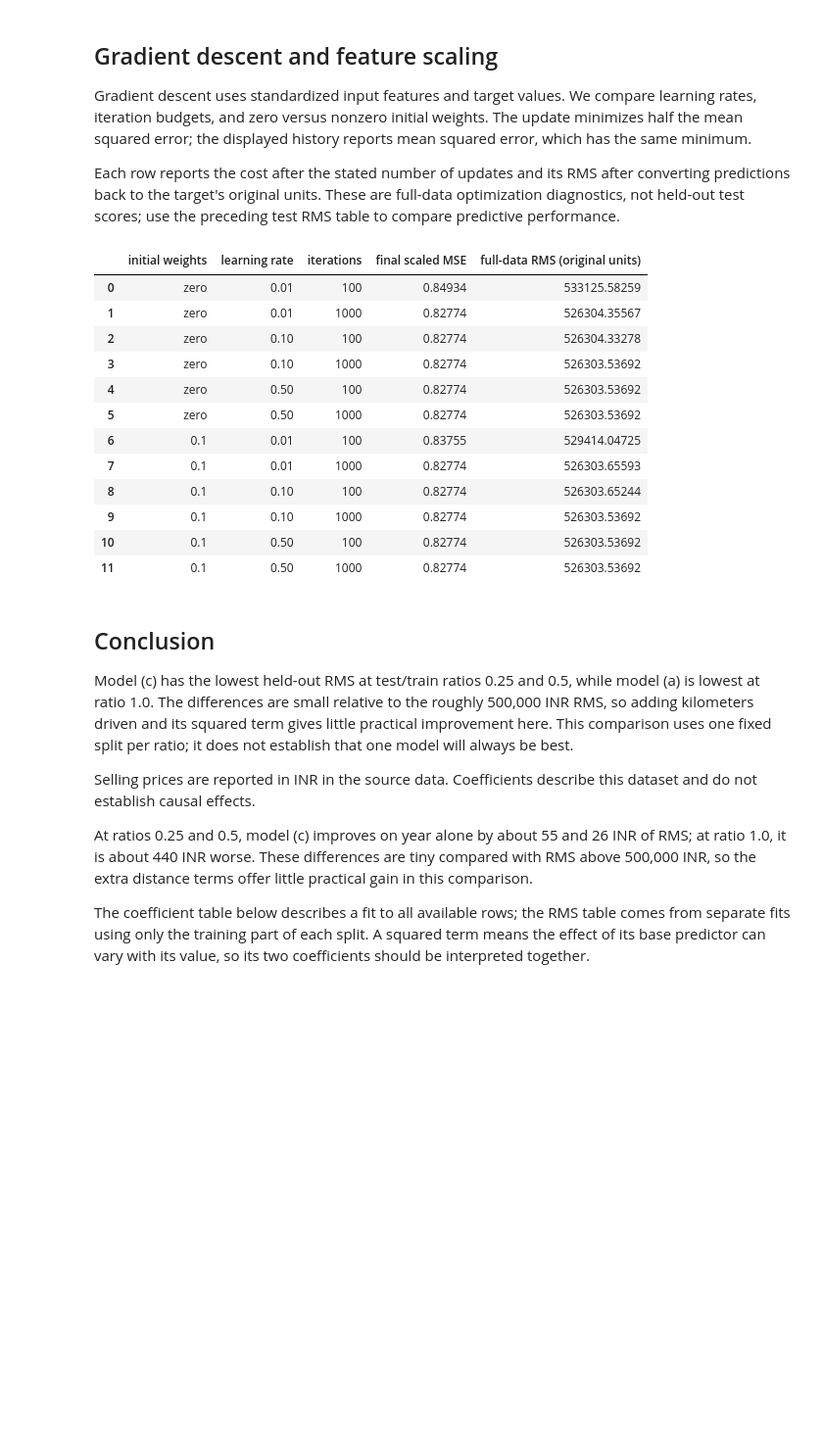
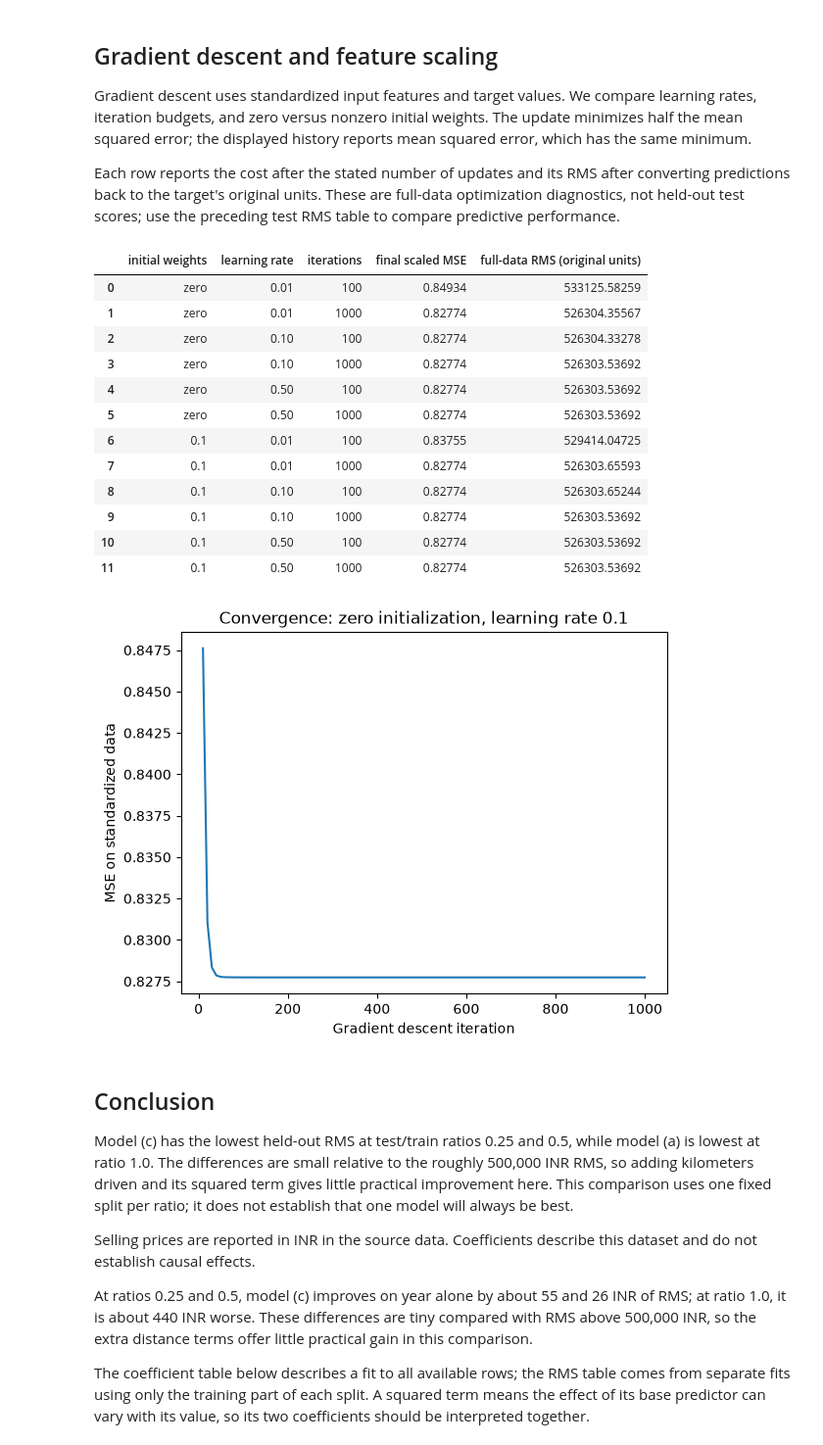
Before and after one commit to IlliaVor/linear-regression-assignment-1, a Jupyter notebook: Assignment1_4_Student.ipynb, the cells around one changed output. Shown at 98% size. Drawn from its saved outputs; the diff is of its cells as text; code cells hidden in the pictures; blank space fills up the shorter version.

```diff
--- a/Assignment1_4_Student.ipynb
+++ b/Assignment1_4_Student.ipynb
@@ -291,6 +299,7 @@ y_scaler = StandardScaler().fit(y.reshape(-1, 1))
 X_scaled = x_scaler.transform(X)
 y_scaled = y_scaler.transform(y.reshape(-1, 1)).ravel()
 experiment_rows = []
+convergence_history = None
 for initialization, initial_w in (
     ("zero", np.zeros(X_scaled.shape[1])),
     ("0.1", np.full(X_scaled.shape[1], 0.1)),
@@ -298,33 +307,43 @@ for initialization, initial_w in (
     for rate in (0.01, 0.1, 0.5):
         for iterations in (100, 1000):
             w_gd, b_gd, history = gradient_descent(
                 X_scaled, y_scaled, learning_rate=rate,
                 iterations=iterations, initial_w=initial_w,
             )
+            if initialization == "zero" and rate == 0.1 and iterations == 1000:
+                convergence_history = history
             pred_scaled = X_scaled @ w_gd + b_gd
             pred = y_scaler.inverse_transform(pred_scaled.reshape(-1, 1)).ravel()
             experiment_rows.append({
                 "initial weights": initialization,
                 "learning rate": rate,
                 "iterations": iterations,
                 "final scaled MSE": history[-1],
                 "full-data RMS (original units)": np.sqrt(np.mean((y - pred) ** 2)),
             })
 display(pd.DataFrame(experiment_rows).round(5))
+# Plot one run to show the cost decreasing during gradient descent.
+steps = np.arange(10, 1001, 10)
+plt.plot(steps, convergence_history)
+plt.xlabel("Gradient descent iteration")
+plt.ylabel("MSE on standardized data")
+plt.title("Convergence: zero initialization, learning rate 0.1")
+plt.show()
 # %% [output]
 |  | initial weights | learning rate | iterations | final scaled MSE | full-data RMS (original units) |
 | 0 | zero | 0.01 | 100 | 0.84934 | 533125.58259 |
 | 1 | zero | 0.01 | 1000 | 0.82774 | 526304.35567 |
 | 2 | zero | 0.10 | 100 | 0.82774 | 526304.33278 |
 | 3 | zero | 0.10 | 1000 | 0.82774 | 526303.53692 |
 | 4 | zero | 0.50 | 100 | 0.82774 | 526303.53692 |
 | 5 | zero | 0.50 | 1000 | 0.82774 | 526303.53692 |
 | 6 | 0.1 | 0.01 | 100 | 0.83755 | 529414.04725 |
 | 7 | 0.1 | 0.01 | 1000 | 0.82774 | 526303.65593 |
 | 8 | 0.1 | 0.10 | 100 | 0.82774 | 526303.65244 |
 | 9 | 0.1 | 0.10 | 1000 | 0.82774 | 526303.53692 |
 | 10 | 0.1 | 0.50 | 100 | 0.82774 | 526303.53692 |
 | 11 | 0.1 | 0.50 | 1000 | 0.82774 | 526303.53692 |
+[figure, added]
 # %% [markdown]
 ## Conclusion
 
```
Also changed, not shown: parts of 2 cells of this notebook, 3 other files.
